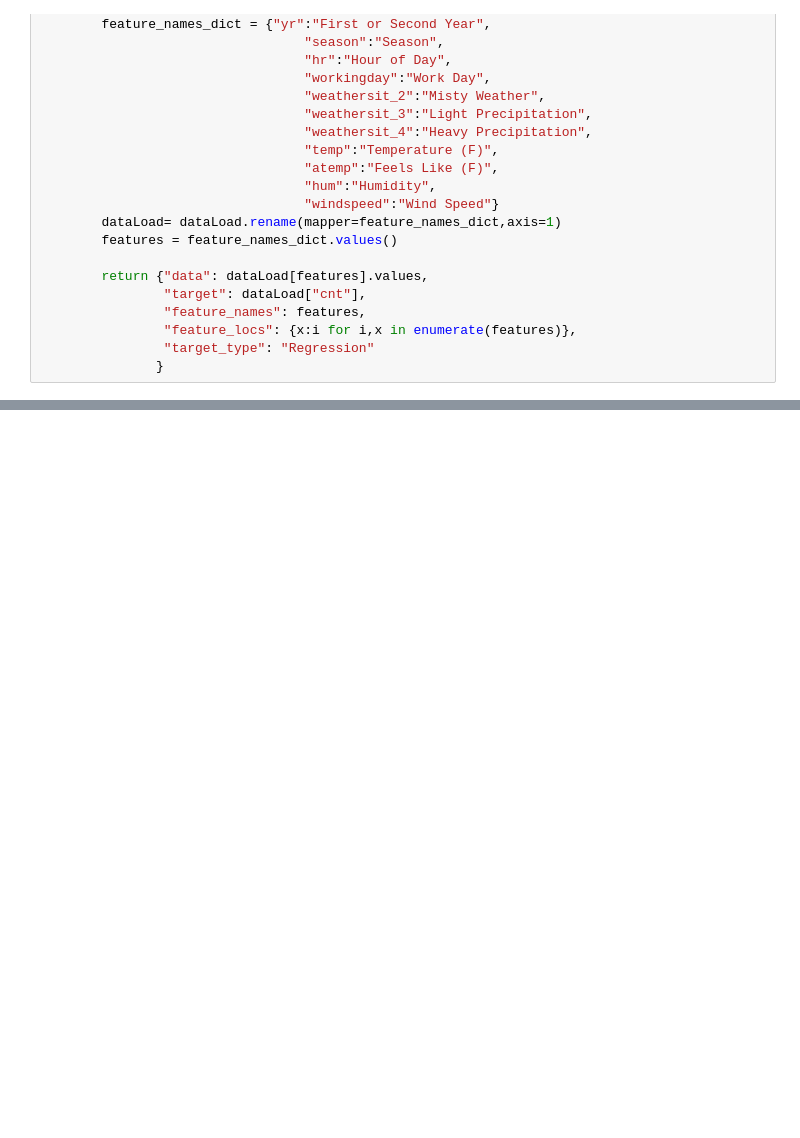
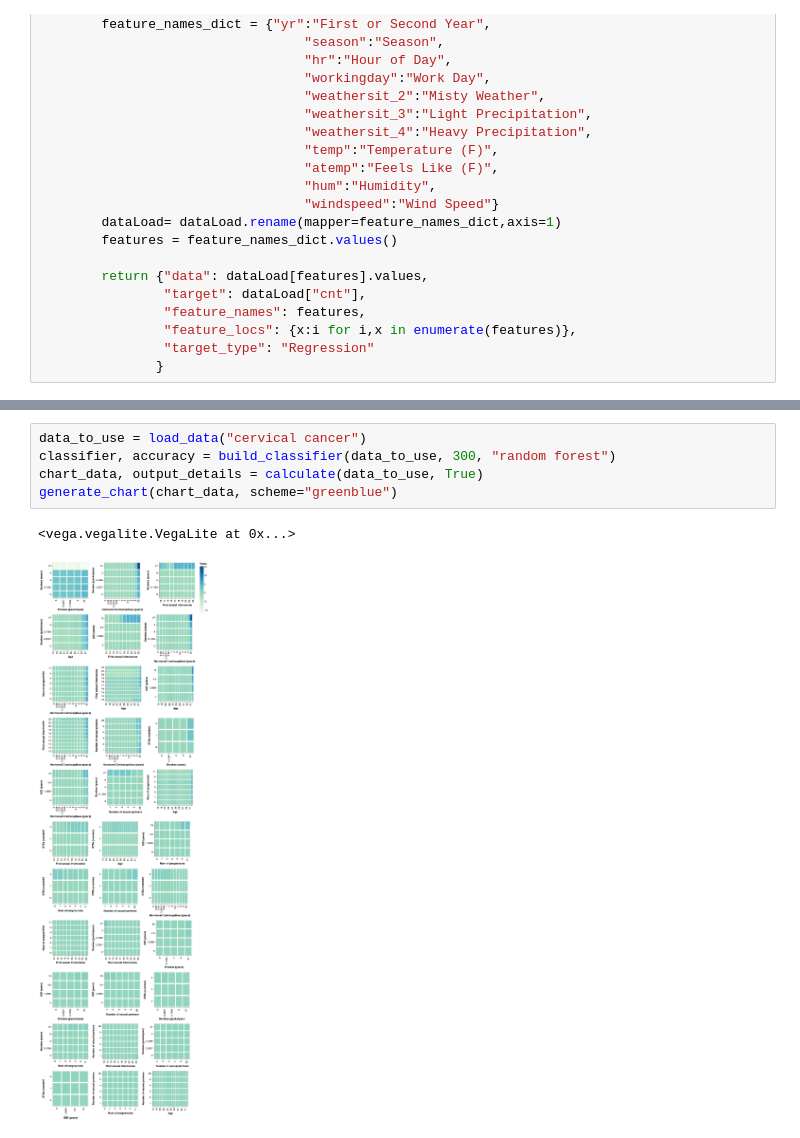
Before and after one commit to MattJBritton/ForestfortheTrees, a Jupyter notebook: developmentWorkbook.ipynb, the cells around one changed output, grey strips where cells are left out. Drawn from its saved outputs; the diff is of its cells as text; blank space fills up the shorter version.

```diff
--- a/developmentWorkbook.ipynb
+++ b/developmentWorkbook.ipynb
@@ -371,0 +393,8 @@ Feels Like (F)
+# %%
+data_to_use = load_data("cervical cancer")
+classifier, accuracy = build_classifier(data_to_use, 300, "random forest")
+chart_data, output_details = calculate(data_to_use, True)
+generate_chart(chart_data, scheme="greenblue")
+# %% [output]
+<vega.vegalite.VegaLite at 0x...>
+[figure, added]
```
Also changed, not shown: parts of 7 cells of this notebook.
